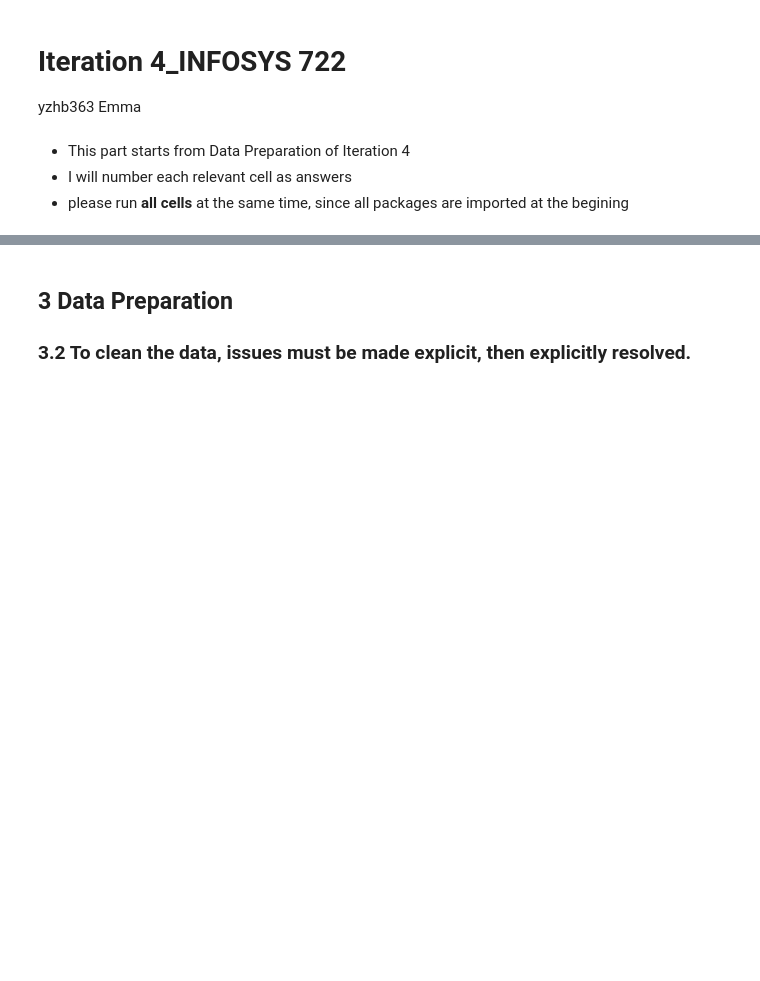
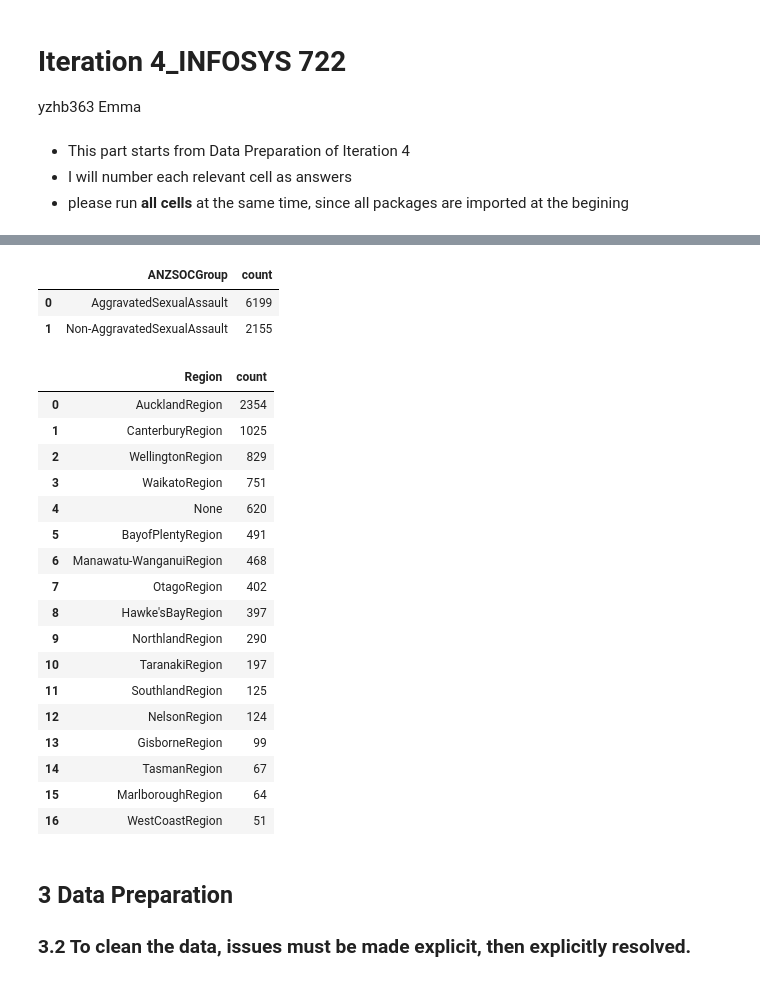
Before and after one commit to 129emma/DataMiningandBigData, a Jupyter notebook: Iteration 4.ipynb, the cells around one changed output, grey strips where cells are left out. Saved outputs shown, nothing was run; the diff lists cells and outputs as text; code cells hidden in the pictures; blank space fills up the shorter version.

```diff
--- a/Iteration 4.ipynb
+++ b/Iteration 4.ipynb
@@ -74,3 +59,30 @@ Total of Non-AggravatedSexualAssault reports: 2155
+# %%
+dataFrame.groupBy('ANZSOCGroup').count().orderBy(col('count').desc()).toPandas()
+# %% [output]
+|  | ANZSOCGroup | count |
+| 0 | AggravatedSexualAssault | 6199 |
+| 1 | Non-AggravatedSexualAssault | 2155 |
+# %%
+dataFrame.groupBy('Region').count().orderBy(col('count').desc()).toPandas()
+# %% [output]
+|  | Region | count |
+| 0 | AucklandRegion | 2354 |
+| 1 | CanterburyRegion | 1025 |
+| 2 | WellingtonRegion | 829 |
+| 3 | WaikatoRegion | 751 |
+| 4 | None | 620 |
+| 5 | BayofPlentyRegion | 491 |
+| 6 | Manawatu-WanganuiRegion | 468 |
+| 7 | OtagoRegion | 402 |
+| 8 | Hawke'sBayRegion | 397 |
+| 9 | NorthlandRegion | 290 |
+| 10 | TaranakiRegion | 197 |
+| 11 | SouthlandRegion | 125 |
+| 12 | NelsonRegion | 124 |
+| 13 | GisborneRegion | 99 |
+| 14 | TasmanRegion | 67 |
+| 15 | MarlboroughRegion | 64 |
+| 16 | WestCoastRegion | 51 |
 # %% [markdown]
 ## 3 Data  Preparation
 ### 3.2 To clean the data, issues must be made explicit, then explicitly resolved.
```
Also changed, not shown: parts of 8 cells of this notebook.
